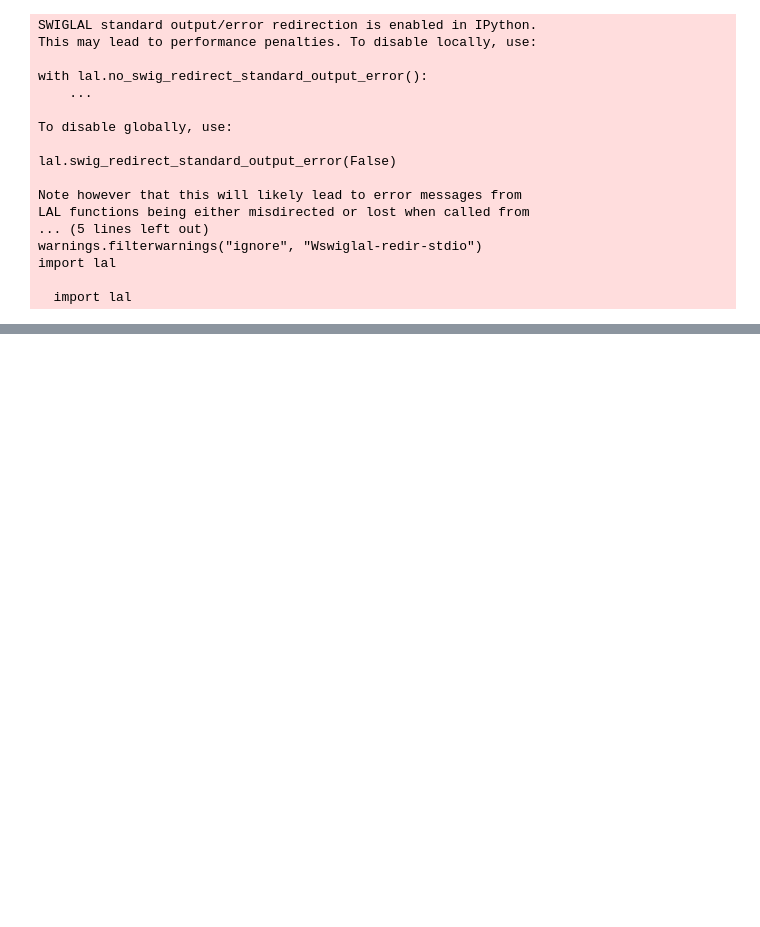
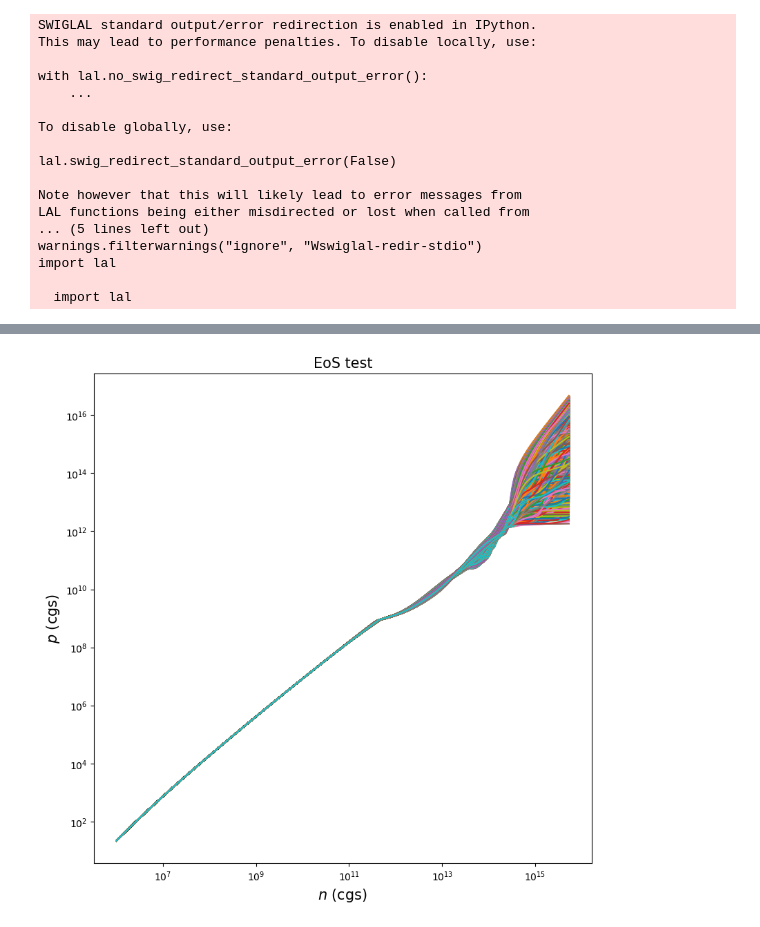
Before and after one commit to ryankrismer/ns-dense-matter, a Jupyter notebook: executables/generate_eos_set_test.ipynb, the cells around one changed output, grey strips where cells are left out. Drawn from its saved outputs; the diff is of its cells as text; code cells hidden in the pictures; blank space fills up the shorter version.

Commit message:
Created function to plot many EoSs, plotted c_s^2

```diff
--- a/executables/generate_eos_set_test.ipynb
+++ b/executables/generate_eos_set_test.ipynb
@@ -62,6 +62,8 @@ gcm3_to_fm4 = 3.5178e14
 
 fm_in_cgs = 1e-13
 rho_nuc_in_cgs = .16 * mass_of_nucleon / (fm_in_cgs)**3
+# Nuclear saturation density
+n_nuc_in_cgs = rho_nuc_in_cgs / mass_of_nucleon
 
 default_hyperparameters = {"gamma_low":.1, "gamma_high":1.5,
                            "alpha_low":.1, "alpha_high":5.,
@@ -456,0 +480,13 @@ plt.savefig("20n_0_test.pdf", bbox_inches = "tight");
+# %%
+# Plotting EoSs
+plot_eos_samples(y_axis = "pressure",
+                 num_of_EoSs = 1000,
+                 ylog = True,
+                 folder = "/home/ryan.krismer/CSUF_EoS_project/ns_dense_matter/20n_0_test",
+                 title = r"EoS test",
+                 xlabel = r"$n$ (cgs)",
+                 ylabel = r"$p$ (cgs)",
+                 fig_name = "20n_0_test2"
+                )
+# %% [output]
+[figure, added]
```
Also changed, not shown: parts of 4 cells of this notebook.
